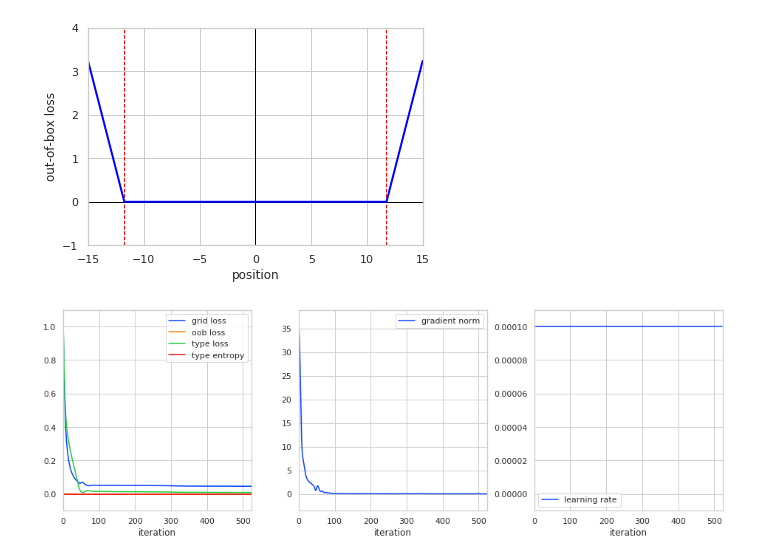
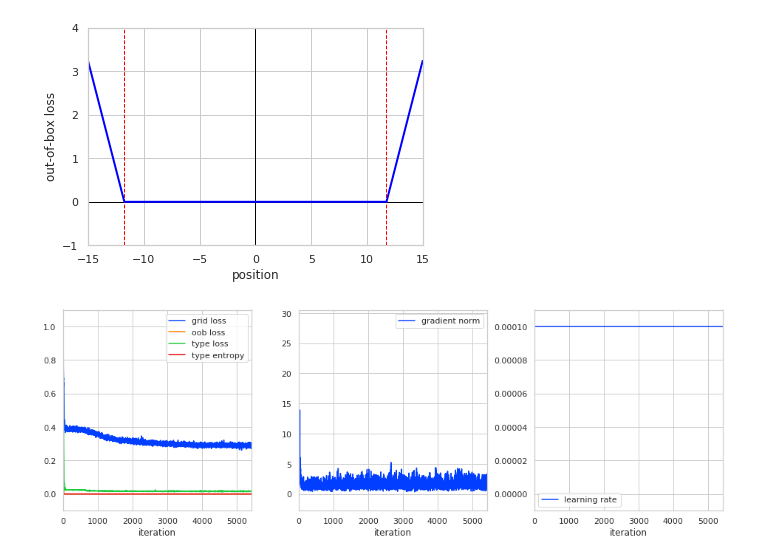
Before and after one commit to mattragoza/ipython-notebooks, a Jupyter notebook: molgrid_rnn.ipynb, the cells around one changed output. Drawn from its saved outputs; the diff is of its cells as text; code cells hidden in the pictures.

Commit message:
attempt to train rnn with var coords, att work

```diff
--- a/molgrid_rnn.ipynb
+++ b/molgrid_rnn.ipynb
@@ -304,7 +371,7 @@ grid_size = dims[0] * dims[1] * dims[2] * dims[3]
 
 c2grid = molgrid.Coords2Grid(gmaker, center=(0,0,0))
 
-model = MolgridRNN(n_atoms, n_types, dims, n_latent, var_coords=False).to(device)
+model = MolgridRNN(n_atoms, n_types, dims, n_latent, var_coords=True).to(device)
 model.apply(weight_init)
 
 optimizer = optim.Adam(model.parameters(), lr=1e-4)
@@ -432,34 +499,34 @@ while i < n_iterations:
             grid_loss    *= k_grid_loss
             oob_loss     *= k_oob_loss
             type_loss    *= k_type_loss
             type_entropy *= k_type_entropy
             loss = grid_loss + oob_loss + type_loss + type_entropy
 
             loss.backward()
             nn.utils.clip_grad_norm_(model.parameters(), 100)
 
             write_xyz_and_arrows(
                 typesd.detach().cpu().numpy()[:1,:,:],
                 coords.detach().cpu().numpy()[:1,:,:],
                 coords.grad.detach().cpu().numpy()[:1,:,:],
                 pred_out, arrows_out, sample=True,
                 state=i//print_interval,
                 scale=-500)
             pred_out.flush()
             arrows_out.flush()
 
             if grad_norms[-1] < 5e-4:
                 print('converged')
                 break
 
         if i % step_interval == 0:
             lr_policy.step()
 
     except KeyboardInterrupt:
         print('interrupted')
         break
 # %% [output]
-[figure, old version]
+[figure, new version]
 # %%
 print(k_grid_loss, k_oob_loss, k_type_loss, k_type_entropy)
 # %%
```
Also changed, not shown: parts of 1 cell of this notebook.
